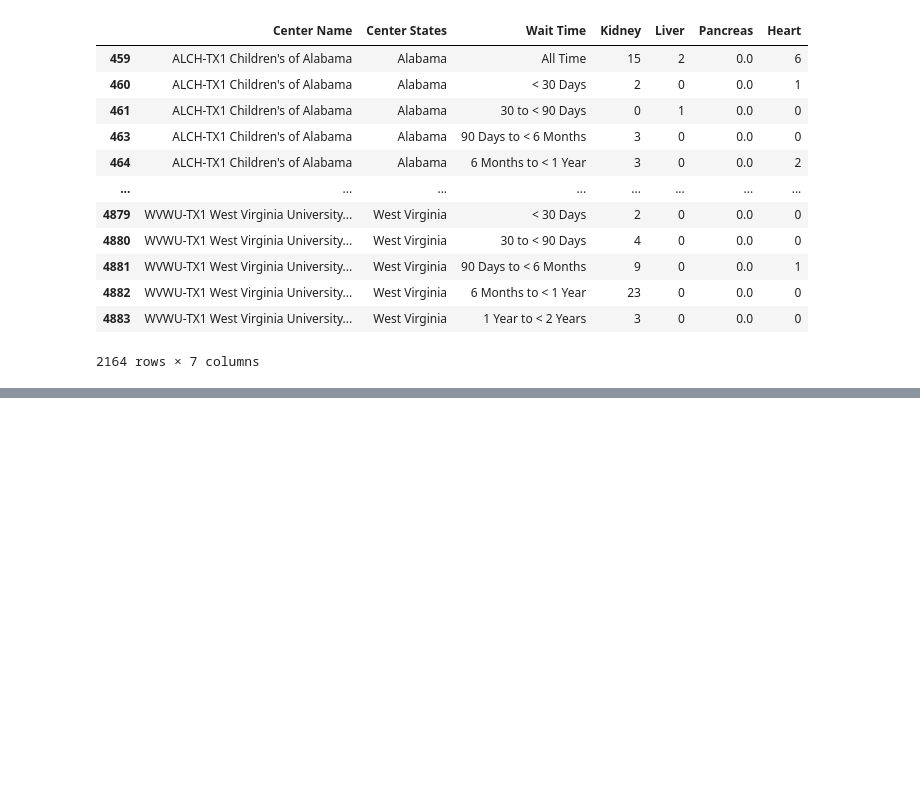
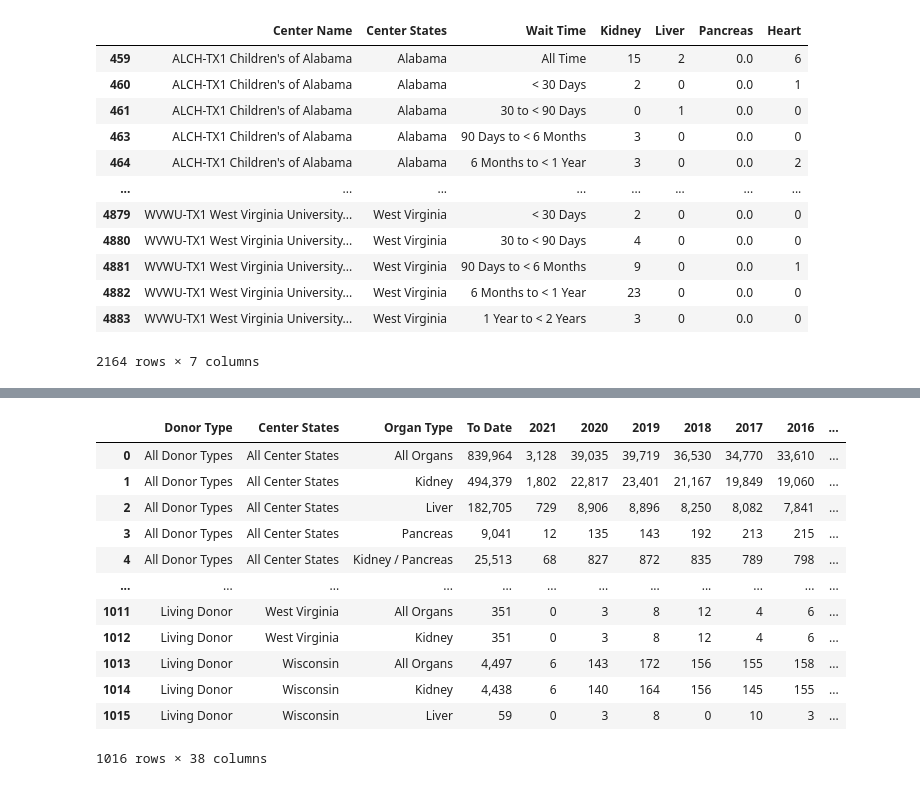
Before and after one commit to benwbarr/Transplant_Project, a Jupyter notebook: Resources/Wait_List_Notebook.ipynb, the cells around one changed output, grey strips where cells are left out. Saved outputs shown, nothing was run; the diff lists cells and outputs as text; code cells hidden in the pictures; blank space fills up the shorter version.

```diff
--- a/Resources/Wait_List_Notebook.ipynb
+++ b/Resources/Wait_List_Notebook.ipynb
@@ -265,0 +324,20 @@ final_df.to_csv('clean_data/clean_wait_list.csv')
+# %%
+dtm_state['Donor Type'] = dtm_state['Donor Type'].fillna(method='ffill')
+
+dtm_state['Center States'] = dtm_state['Center States'].fillna(method='ffill')
+
+dtm_state
+# %% [output]
+|  | Donor Type | Center States | Organ Type | To Date | 2021 | 2020 | 2019 | 2018 | 2017 | 2016 | ... |
+| 0 | All Donor Types | All Center States | All Organs | 839,964 | 3,128 | 39,035 | 39,719 | 36,530 | 34,770 | 33,610 | ... |
+| 1 | All Donor Types | All Center States | Kidney | 494,379 | 1,802 | 22,817 | 23,401 | 21,167 | 19,849 | 19,060 | ... |
+| 2 | All Donor Types | All Center States | Liver | 182,705 | 729 | 8,906 | 8,896 | 8,250 | 8,082 | 7,841 | ... |
+| 3 | All Donor Types | All Center States | Pancreas | 9,041 | 12 | 135 | 143 | 192 | 213 | 215 | ... |
+| 4 | All Donor Types | All Center States | Kidney / Pancreas | 25,513 | 68 | 827 | 872 | 835 | 789 | 798 | ... |
+| ... | ... | ... | ... | ... | ... | ... | ... | ... | ... | ... | ... |
+| 1011 | Living Donor | West Virginia | All Organs | 351 | 0 | 3 | 8 | 12 | 4 | 6 | ... |
+| 1012 | Living Donor | West Virginia | Kidney | 351 | 0 | 3 | 8 | 12 | 4 | 6 | ... |
+| 1013 | Living Donor | Wisconsin | All Organs | 4,497 | 6 | 143 | 172 | 156 | 155 | 158 | ... |
+| 1014 | Living Donor | Wisconsin | Kidney | 4,438 | 6 | 140 | 164 | 156 | 145 | 155 | ... |
+| 1015 | Living Donor | Wisconsin | Liver | 59 | 0 | 3 | 8 | 0 | 10 | 3 | ... |
+1016 rows × 38 columns
```
Also changed, not shown: parts of 13 cells of this notebook, 2 other files.
